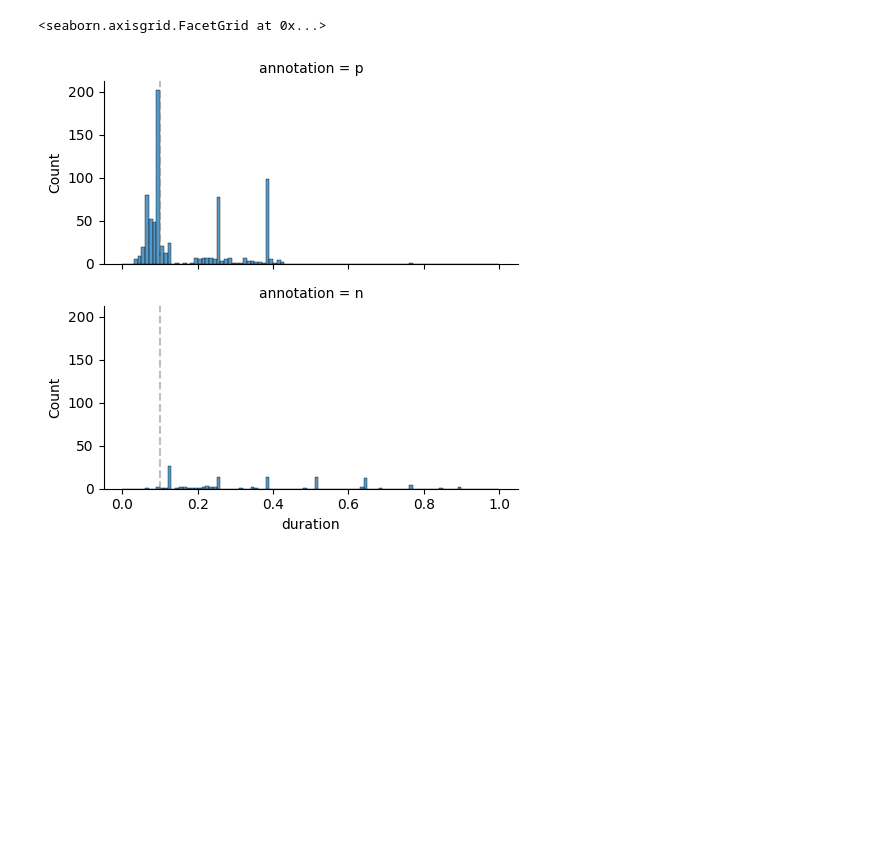
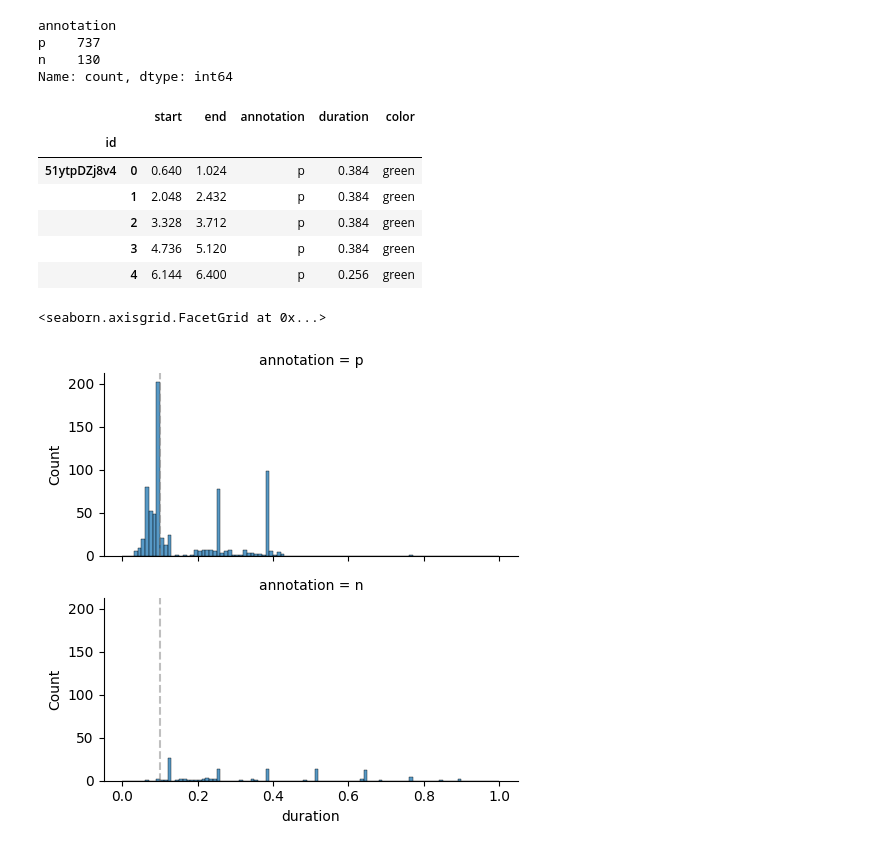
Before and after one commit to jonnor/brewing-audio-event-detection, a Jupyter notebook: notebooks/ModelMicro.ipynb, the cells around one changed output. Drawn from its saved outputs; the diff is of its cells as text; code cells hidden in the pictures; blank space fills up the shorter version.

Commit message:
Cleanup dataset loading code

```diff
--- a/notebooks/ModelMicro.ipynb
+++ b/notebooks/ModelMicro.ipynb
@@ -25,16 +25,3 @@ import brewaed
 samplerate=8000
 window_length=0.064
 feature_hop = int(window_length*samplerate)
-# %%
-def load_dataset(path):
-    df = pandas.read_csv(path)
-    df = df.set_index('id')
-
-    return df
-
-data_dir = '../data'
-files_path = os.path.join(data_dir, 'files.csv')
-
-files = load_dataset(files_path)
-files['path'] = os.path.join(data_dir, 'audio') + os.path.sep + files.filename
-files
@@ -101,0 +28,3 @@ Name: count, dtype: int64
+# %%
+files = dataset.load_files(files_path)
+files.head(5)
@@ -102,3 +39,19 @@ Name: count, dtype: int64
+# %%
+labels = dataset.load_labels()
+print(labels.annotation.value_counts())
+labels.head(5)
+# %% [output]
+annotation
+p    737
+n    130
+Name: count, dtype: int64
+|  |  | start | end | annotation | duration | color |
+| id |  |  |  |  |  |  |
+| 51ytpDZj8v4 | 0 | 0.640 | 1.024 | p | 0.384 | green |
+|  | 1 | 2.048 | 2.432 | p | 0.384 | green |
+|  | 2 | 3.328 | 3.712 | p | 0.384 | green |
+|  | 3 | 4.736 | 5.120 | p | 0.384 | green |
+|  | 4 | 6.144 | 6.400 | p | 0.256 | green |
 # %%
 g = seaborn.displot(data=labels, kind='hist',
                 x='duration',
```
Also changed, not shown: parts of 9 cells of this notebook, 3 other files.
